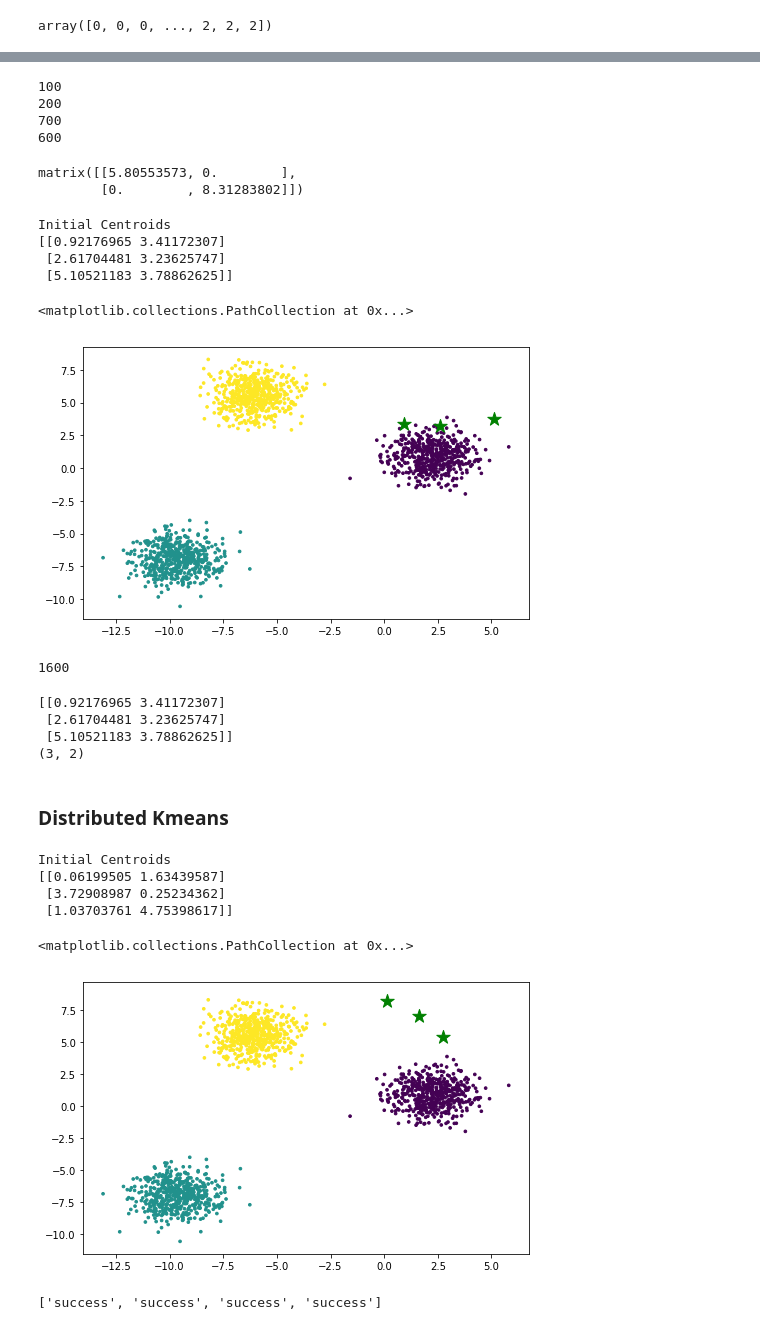
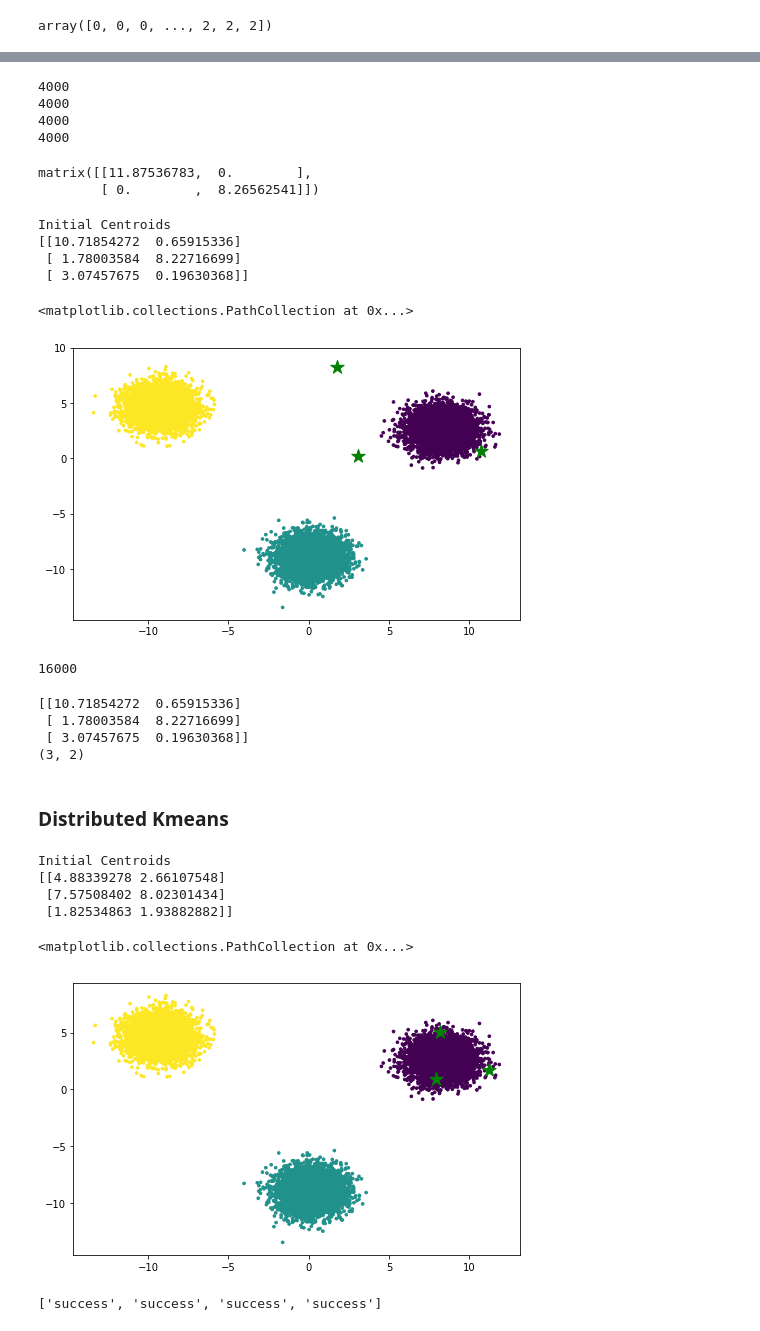
Before and after one commit to bapoczos/ScalableML, a Jupyter notebook: DistributedComputing/RabbitMQ/DistributedKMeans/kmeans_main_v2.ipynb, the cells around one changed output, grey strips where cells are left out. Drawn from its saved outputs; the diff is of its cells as text; code cells hidden in the pictures.

```diff
--- a/DistributedComputing/RabbitMQ/DistributedKMeans/kmeans_main_v2.ipynb
+++ b/DistributedComputing/RabbitMQ/DistributedKMeans/kmeans_main_v2.ipynb
@@ -22,7 +25,7 @@ from copy import deepcopy
 from celery import group
 from kmeans_workers_v2 import kmeans_tasks, dist, NumpyEncoder
 # %%
-n_samples=1600
+n_samples=16000
 n_clusters=3
 n_features =2
 n_workers = 4 #Check the celery also uses 4 workers!!!
@@ -44,7 +49,7 @@ print(mydata[15]['points'],mydata[15]['label'])
 # %%
 # Split the sequence in a number of chunks and process those independently.
 
-if 0:
+if 1:
     l = n_samples // n_workers
     Xsubseqs = [mydata[i * l:(i + 1) * l] for i in range(n_workers - 1)]
     Xsubseqs.append(mydata[(n_workers - 1) * l:])
@@ -56,27 +61,27 @@ else:
     Xsubseqs.append(mydata[splitting_points[1]:splitting_points[2]])
     Xsubseqs.append(mydata[splitting_points[2]:])
 
-    for i in range(4):
-        print(len(Xsubseqs[i]))
+for i in range(len(Xsubseqs)):
+    print(len(Xsubseqs[i]))
 # %% [output]
-100
-200
-700
-600
+4000
+4000
+4000
+4000
 # %%
 np.matrix(np.diag(np.max(Xs,0)))
 # %% [output]
-matrix([[5.80553573, 0.        ],
-        [0.        , 8.31283802]])
+matrix([[11.87536783,  0.        ],
+        [ 0.        ,  8.26562541]])
 # %%
 C=np.matrix(np.random.rand(n_clusters,n_features))*np.matrix(np.diag(np.max(Xs,0)))
 print("Initial Centroids")
 print(C)
 # %% [output]
 Initial Centroids
-[[0.92176965 3.41172307]
- [2.61704481 3.23625747]
- [5.10521183 3.78862625]]
+[[10.71854272  0.65915336]
+ [ 1.78003584  8.22716699]
+ [ 3.07457675  0.19630368]]
 # %%
 %matplotlib inline
 plt.rcParams['figure.figsize'] = (8, 5)
@@ -89,18 +94,18 @@ plt.scatter([actdata['points'][0] for actdata in mydata], [actdata['points'][1]
 plt.scatter(np.array(C[:,0]), np.array(C[:,1]), marker='*', s=200, c='g')
 # %% [output]
 <matplotlib.collections.PathCollection at 0x...>
-[figure, old version]
+[figure, new version]
 # %%
 len([actdata['label'] for actdata in mydata])
 # %% [output]
-1600
+16000
 # %%
 print(C)
 print(C.shape)
 # %% [output]
-[[0.92176965 3.41172307]
- [2.61704481 3.23625747]
- [5.10521183 3.78862625]]
+[[10.71854272  0.65915336]
+ [ 1.78003584  8.22716699]
+ [ 3.07457675  0.19630368]]
 (3, 2)
 # %% [markdown]
 ### Distributed Kmeans
@@ -110,25 +115,24 @@ print("Initial Centroids")
 print(C)
 # %% [output]
 Initial Centroids
-[[0.06199505 1.63439587]
- [3.72908987 0.25234362]
- [1.03703761 4.75398617]]
+[[4.88339278 2.66107548]
+ [7.57508402 8.02301434]
+ [1.82534863 1.93882882]]
 # %%
 # Split the sequence in a number of chunks and process those independently.
-n_workers = 4
 n_iter =15
 
 l = n_samples // n_workers
 Xsubseqs = [mydata[i * l:(i + 1) * l] for i in range(n_workers - 1)]
 Xsubseqs.append(mydata[(n_workers - 1) * l:])
 C=np.matrix(np.random.rand(n_clusters,n_features))*np.matrix(np.diag(np.max(Xs,0)))
 
 #plt.scatter([actdata.points[0] for actdata in mydata], [actdata.points[1] for actdata in mydata],c='#050505', s=7)
 plt.scatter([actdata['points'][0] for actdata in mydata], [actdata['points'][1] for actdata in mydata],c=[actdata['label'] for actdata in mydata], s=7)
 plt.scatter(np.array(C[:,0]), np.array(C[:,1]), marker='*', s=200, c='g')
 # %% [output]
 <matplotlib.collections.PathCollection at 0x...>
-[figure, old version]
+[figure, new version]
 # %%
 #Let us upload data to the workers
 response = group(kmeans_tasks.s(task='data_to_workers', json_dump = json.dumps({'C': C, 'X': seq,'n_clusters': n_clusters, 'n_features':n_features}, cls=NumpyEncoder))
```
Also changed, not shown: parts of 6 cells of this notebook, 1 other file.
